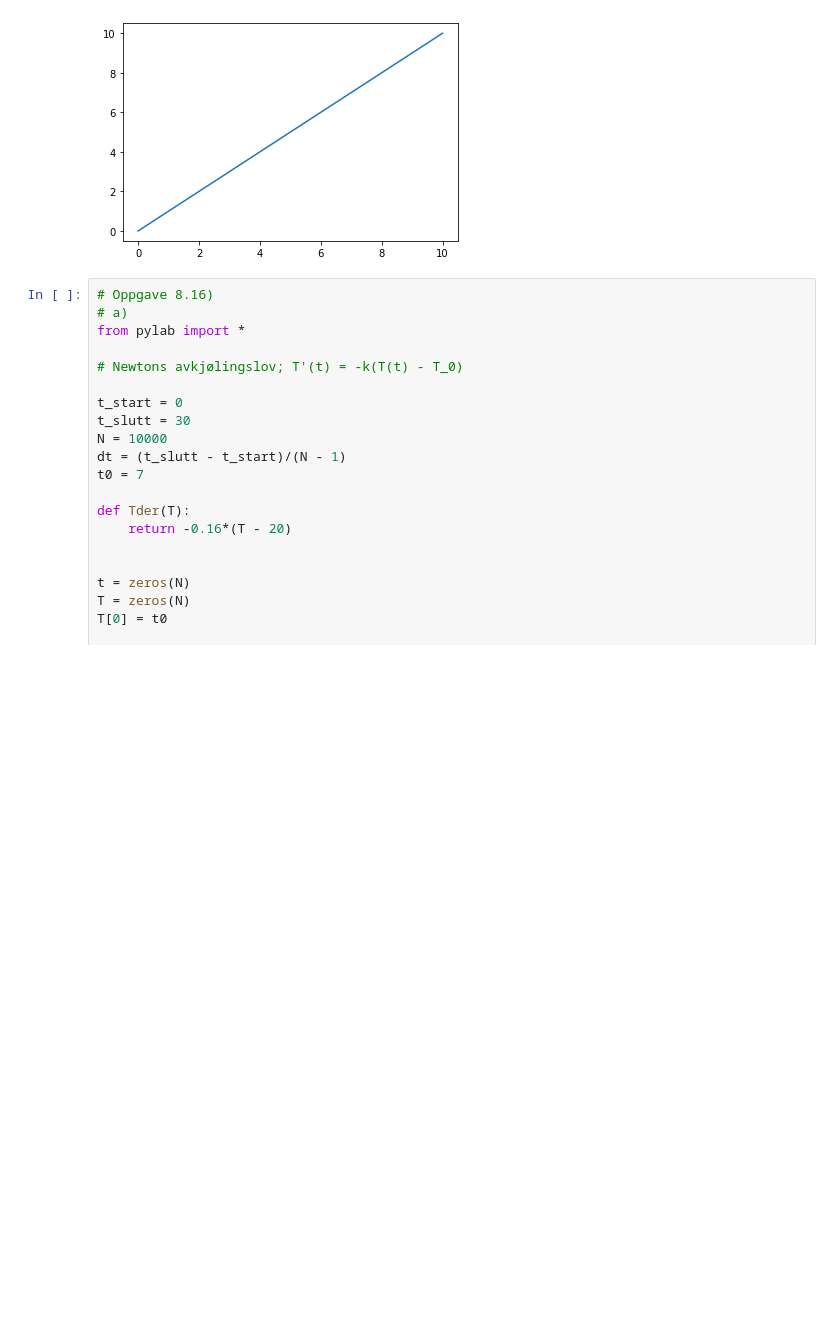
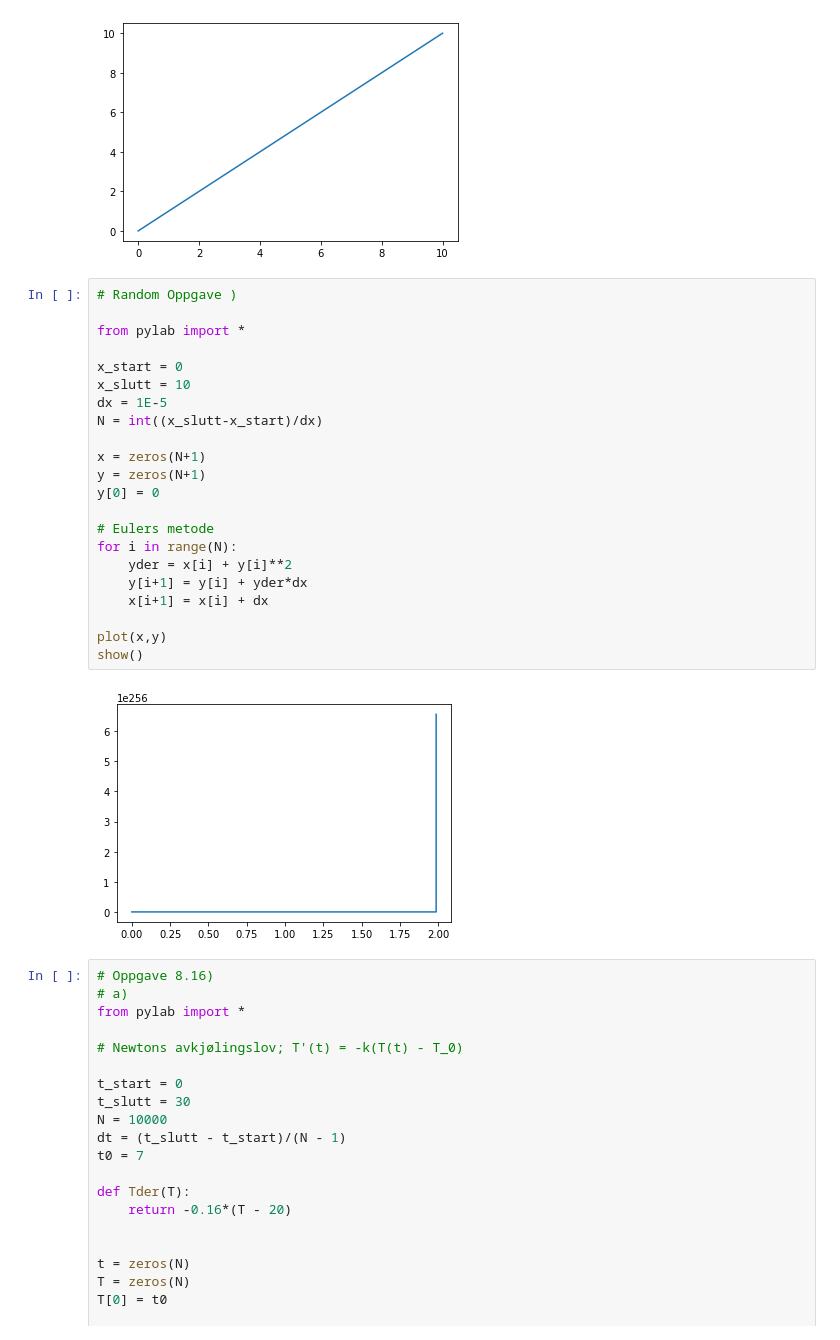
Before and after one commit to sandviklee/Programming-and-Modeling, a Jupyter notebook: Differensiallikninger/Oppgaver fra boka.ipynb, the cells around one changed output. Drawn from its saved outputs; the diff is of its cells as text; blank space fills up the shorter version.

```diff
--- a/Differensiallikninger/Oppgaver fra boka.ipynb
+++ b/Differensiallikninger/Oppgaver fra boka.ipynb
@@ -42,6 +42,30 @@ plot(x,y)
 show()
 # %% [output]
 [figure]
+# %%
+# Random Oppgave )
+
+from pylab import *
+
+x_start = 0
+x_slutt = 10
+dx = 1E-5
+N = int((x_slutt-x_start)/dx)
+
+x = zeros(N+1)
+y = zeros(N+1)
+y[0] = 0
+
+# Eulers metode
+for i in range(N):
+    yder = x[i] + y[i]**2
+    y[i+1] = y[i] + yder*dx
+    x[i+1] = x[i] + dx
+
+plot(x,y)
+show()
+# %% [output]
+[figure, added]
 # %%
 # Oppgave 8.16)
 # a)
```
Also changed, not shown: parts of 2 cells of this notebook, 4 other files.
